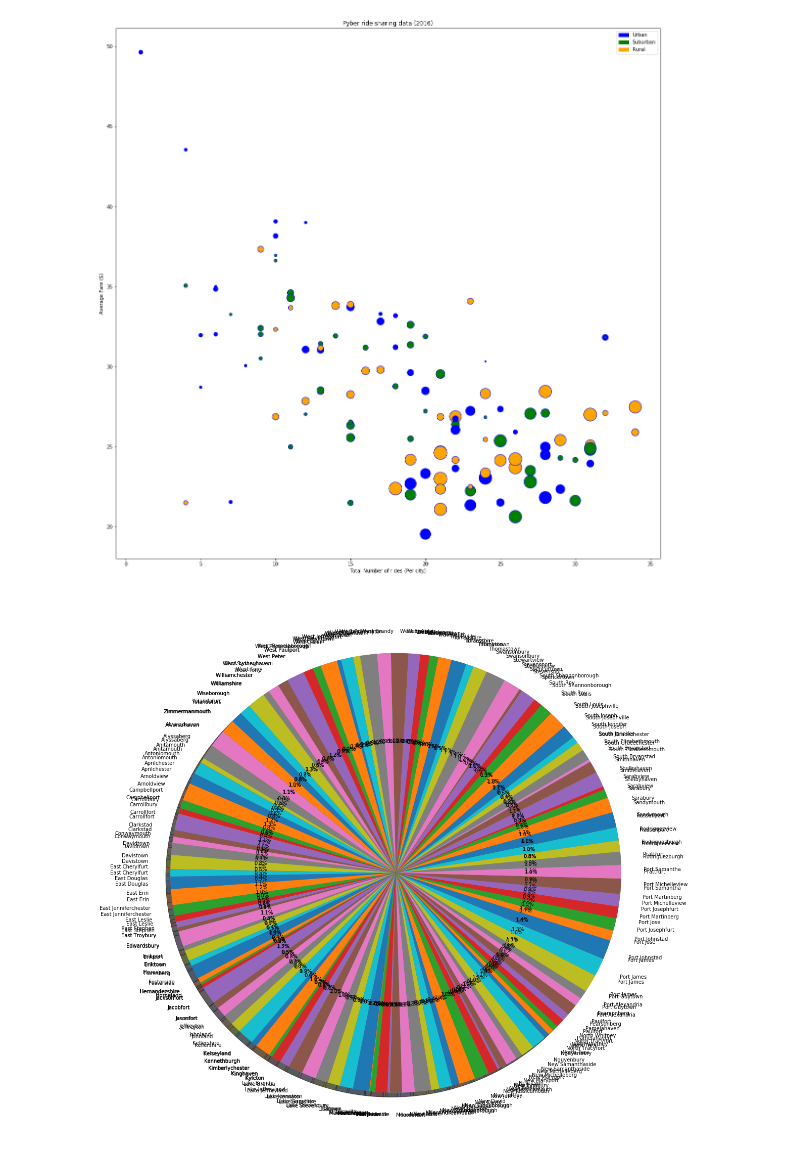
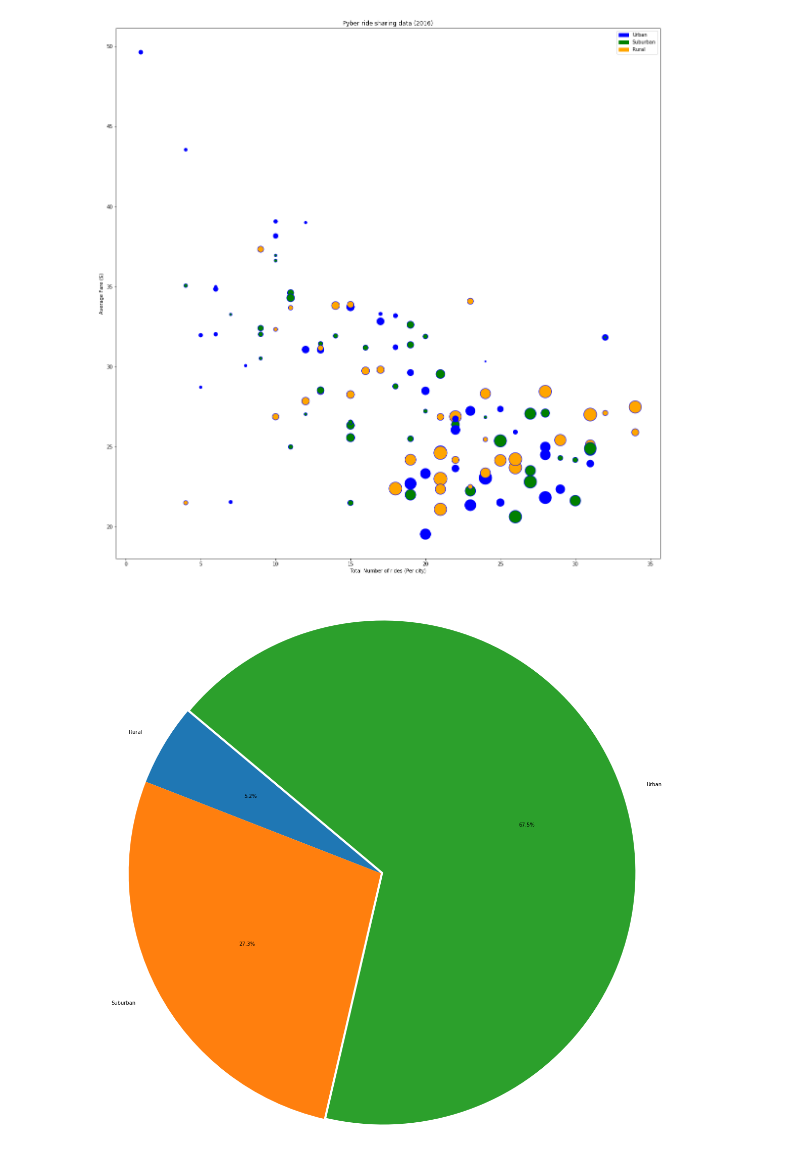
Before and after one commit to abhinav2313/pyber, a Jupyter notebook: HW5.ipynb, the cells around one changed output. Cells and saved outputs as stored; diff of their text form; code cells hidden in the pictures.

```diff
--- a/HW5.ipynb
+++ b/HW5.ipynb
@@ -68,28 +68,36 @@ plt.legend(handles=[blue_patch,green_patch,orange_patch])
 plt.show()
 # %% [output]
 [figure]
-# %%
-# Labels for the sections of our pie chart
-labels = merge_table["city"]
-# The values of each section of the pie chart
-sizes = merge_table["Percentage Of earning"]
-plt.pie(sizes, labels=labels,
-        autopct="%1.1f%%", shadow=True, startangle=140)
-#plt.show()
-
-
-# The values of each section of the pie chart
-sizes = merge_table["Percentage Of earning"]
-plt.pie(sizes, labels=labels,
-        autopct="%1.1f%%", shadow=True, startangle=140)
-percentage_of_total_ride = merge_table["No. of rides"]/merge_table["No. of rides"].sum()
-percentage_of_total_ride
-# Labels for the sections of our pie chart
-labels = merge_table["city"]
-# The values of each section of the pie chart
-sizes = merge_table["No. of rides"]
-plt.pie(percentage_of_total_ride, labels=labels,
-        autopct="%1.1f%%", shadow=True, startangle=140)
-plt.show()
-# %% [output]
-[figure, removed]
+# %%
+
+group_by_type = city_df.groupby(['type'])
+avg_df_type = pd.DataFrame(group_by_type.mean())
+
+final_df = pd.DataFrame(merge_table)
+group_by_type=final_df.groupby(["type"])
+final_df_type=pd.DataFrame(group_by_type.mean())
+final_df_type["Total No. of rides"] = pd.DataFrame(group_by_type["No. of rides"].sum())
+final_df_type["Total Price"] = pd.DataFrame(group_by_type["Total Price"].sum())
+final_df_type["Total No. of drivers"] =  pd.DataFrame(group_by_type["driver_count"].sum())
+total_price_of_all = final_df_type["Total Price"].sum()
+total_no_of_rides =  final_df_type["Total No. of rides"].sum()
+total_no_of_drivers = final_df_type["Total No. of drivers"].sum()
+final_df_type["Percentage of price"] = final_df_type["Total Price"]*100/total_price_of_all
+final_df_type["Percentage of rides"] = final_df_type["Total No. of rides"]*100/total_no_of_rides
+final_df_type["Percentage of drivers"] = final_df_type["Total No. of drivers"]*100/total_no_of_drivers
+final_df_type.reset_index(inplace=True)
+# PLotting the charts now
+# The values of each section of the pie chart
+sizes_price = final_df_type["Percentage of price"]
+sizes_rides = final_df_type["Percentage of rides"]
+sizes_drivers = final_df_type["Percentage of drivers"]
+labels=final_df_type["type"]
+explode = (0.0, 0.0, 0.01)
+plt.pie(sizes_rides, labels=labels, explode=explode,
+        autopct="%1.1f%%", shadow=False, startangle=140)
+
+plt.axis("equal")
+plt.savefig('ShareByRides')
+plt.show()
+# %% [output]
+[figure, added]
```
Also changed, not shown: 3 other files.
